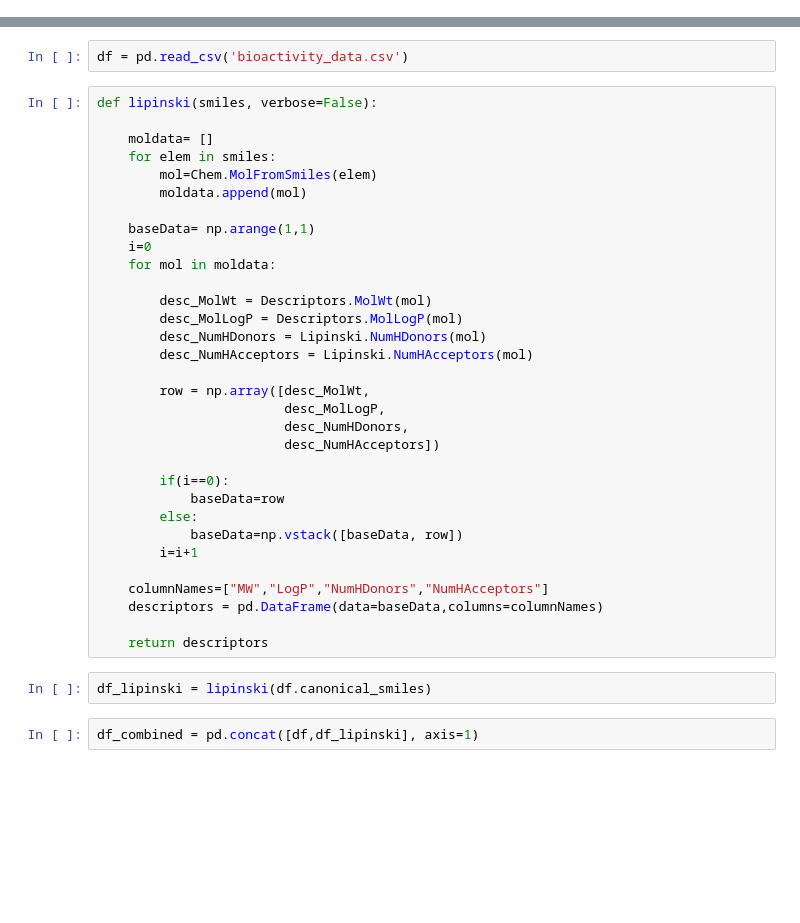
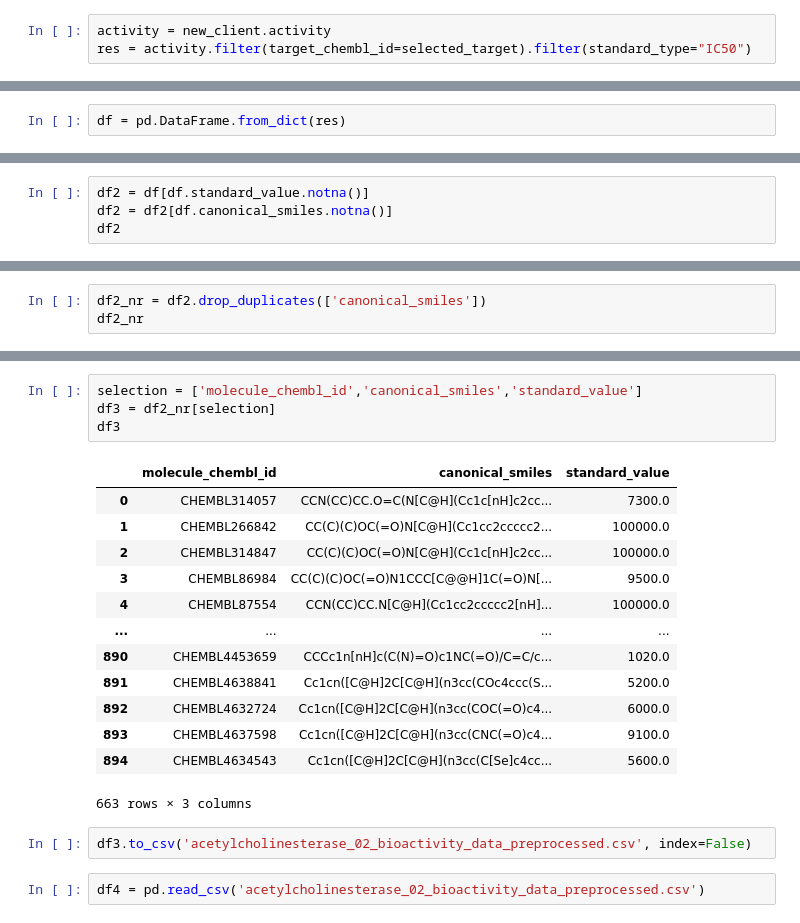
Before and after one commit to kashaf874/Drug-Discovery, a Jupyter notebook: drug_dis 1.ipynb, the cells around one changed output, grey strips where cells are left out. Saved outputs shown, nothing was run; the diff lists cells and outputs as text; blank space fills up the shorter version.

```diff
--- a/drug_dis 1.ipynb
+++ b/drug_dis 1.ipynb
@@ -7,0 +40,3 @@ from rdkit.Chem import Descriptors, Lipinski
+# %%
+activity = new_client.activity
+res = activity.filter(target_chembl_id=selected_target).filter(standard_type="IC50")
@@ -7,0 +47,2 @@ from rdkit.Chem import Descriptors, Lipinski
+# %%
+df = pd.DataFrame.from_dict(res)
@@ -7,0 +71,4 @@ from rdkit.Chem import Descriptors, Lipinski
+# %%
+df2 = df[df.standard_value.notna()]
+df2 = df2[df.canonical_smiles.notna()]
+df2
@@ -7,0 +93,3 @@ from rdkit.Chem import Descriptors, Lipinski
+# %%
+df2_nr = df2.drop_duplicates(['canonical_smiles'])
+df2_nr
@@ -8,38 +113,22 @@ from rdkit.Chem import Descriptors, Lipinski
+# %%
+selection = ['molecule_chembl_id','canonical_smiles','standard_value']
+df3 = df2_nr[selection]
+df3
+# %% [output]
+|  | molecule_chembl_id | canonical_smiles | standard_value |
+| 0 | CHEMBL314057 | CCN(CC)CC.O=C(N[C@H](Cc1c[nH]c2cc... | 7300.0 |
+| 1 | CHEMBL266842 | CC(C)(C)OC(=O)N[C@H](Cc1cc2ccccc2... | 100000.0 |
+| 2 | CHEMBL314847 | CC(C)(C)OC(=O)N[C@H](Cc1c[nH]c2cc... | 100000.0 |
+| 3 | CHEMBL86984 | CC(C)(C)OC(=O)N1CCC[C@@H]1C(=O)N[... | 9500.0 |
+| 4 | CHEMBL87554 | CCN(CC)CC.N[C@H](Cc1cc2ccccc2[nH]... | 100000.0 |
+| ... | ... | ... | ... |
+| 890 | CHEMBL4453659 | CCCc1n[nH]c(C(N)=O)c1NC(=O)/C=C/c... | 1020.0 |
+| 891 | CHEMBL4638841 | Cc1cn([C@H]2C[C@H](n3cc(COc4ccc(S... | 5200.0 |
+| 892 | CHEMBL4632724 | Cc1cn([C@H]2C[C@H](n3cc(COC(=O)c4... | 6000.0 |
+| 893 | CHEMBL4637598 | Cc1cn([C@H]2C[C@H](n3cc(CNC(=O)c4... | 9100.0 |
+| 894 | CHEMBL4634543 | Cc1cn([C@H]2C[C@H](n3cc(C[Se]c4cc... | 5600.0 |
+663 rows × 3 columns
+# %%
+df3.to_csv('acetylcholinesterase_02_bioactivity_data_preprocessed.csv', index=False)
 # %%
-df = pd.read_csv('bioactivity_data.csv')
+df4 = pd.read_csv('acetylcholinesterase_02_bioactivity_data_preprocessed.csv')
-# %%
-def lipinski(smiles, verbose=False):
-
-    moldata= []
-    for elem in smiles:
-        mol=Chem.MolFromSmiles(elem)
-        moldata.append(mol)
-
-    baseData= np.arange(1,1)
-    i=0
-    for mol in moldata:
-
-        desc_MolWt = Descriptors.MolWt(mol)
-        desc_MolLogP = Descriptors.MolLogP(mol)
-        desc_NumHDonors = Lipinski.NumHDonors(mol)
-        desc_NumHAcceptors = Lipinski.NumHAcceptors(mol)
-
-        row = np.array([desc_MolWt,
-                        desc_MolLogP,
-                        desc_NumHDonors,
-                        desc_NumHAcceptors])
-
-        if(i==0):
-            baseData=row
-        else:
-            baseData=np.vstack([baseData, row])
-        i=i+1
-
-    columnNames=["MW","LogP","NumHDonors","NumHAcceptors"]
-    descriptors = pd.DataFrame(data=baseData,columns=columnNames)
-
-    return descriptors
-# %%
-df_lipinski = lipinski(df.canonical_smiles)
-# %%
-df_combined = pd.concat([df,df_lipinski], axis=1)
```
Also changed, not shown: parts of 25 cells of this notebook.
